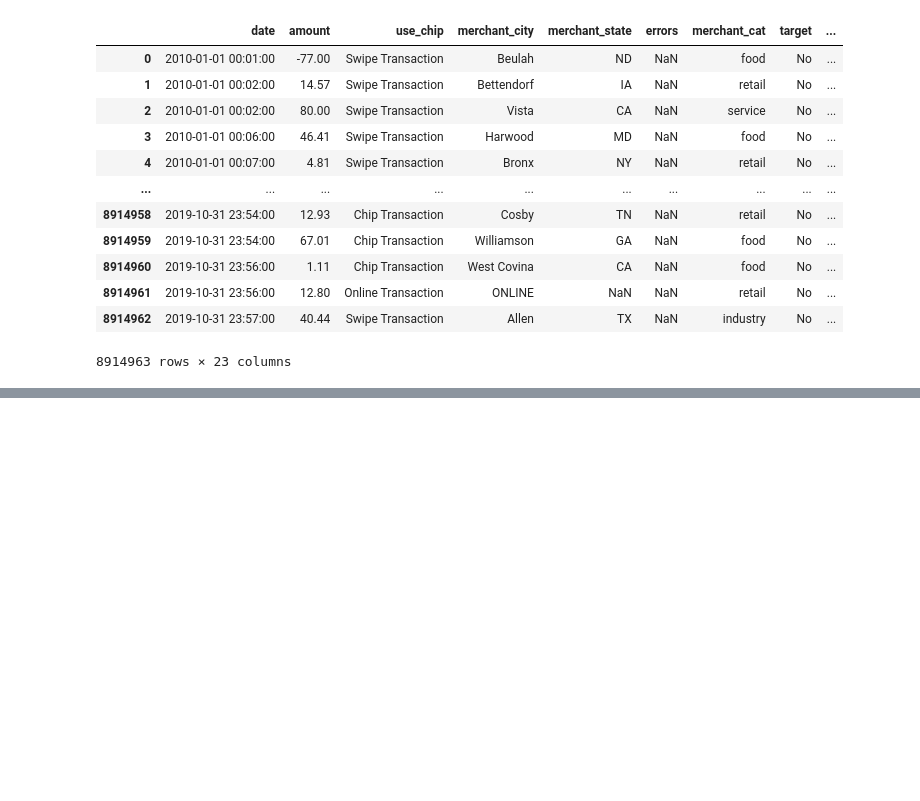
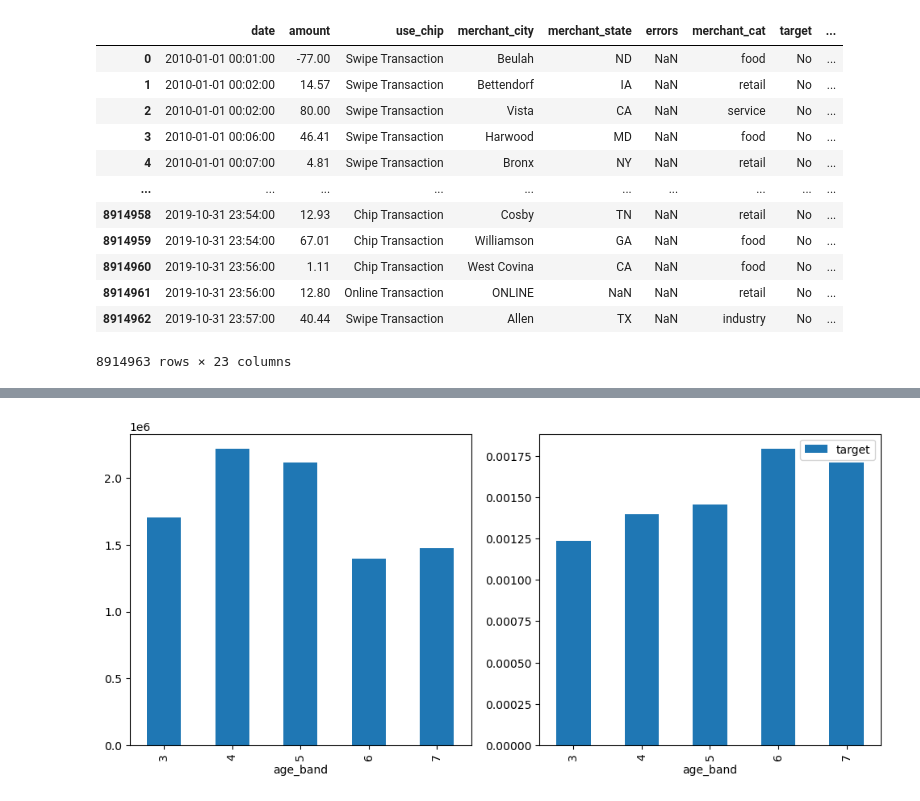
Before and after one commit to CYJ1226/-DS5-DATAThon, a Jupyter notebook: FraudDetection.ipynb, the cells around one changed output, grey strips where cells are left out. Saved outputs shown, nothing was run; the diff lists cells and outputs as text; code cells hidden in the pictures; blank space fills up the shorter version.

```diff
--- a/FraudDetection.ipynb
+++ b/FraudDetection.ipynb
@@ -302,0 +373,22 @@ trans_df
+# %%
+def age_band(x):
+    if x < 40:
+        return 3
+    elif x < 50:
+        return 4
+    elif x < 60:
+        return 5
+    elif x < 70:
+        return 6
+    else:
+        return 7
+# %%
+trans_df['age_band'] = trans_df['current_age'].map(age_band)
+# %%
+# age_band(current_age)와 target 비교
+f, ax = plt.subplots(1, 2, figsize=(12, 5))
+trans_df['age_band'].value_counts().sort_index().plot.bar(ax=ax[0])
+trans_df.groupby('age_band').agg({'target': 'mean'}).plot.bar(ax=ax[1])
+plt.show()
+# %% [output]
+[figure, added]
```
Also changed, not shown: parts of 32 cells of this notebook.
